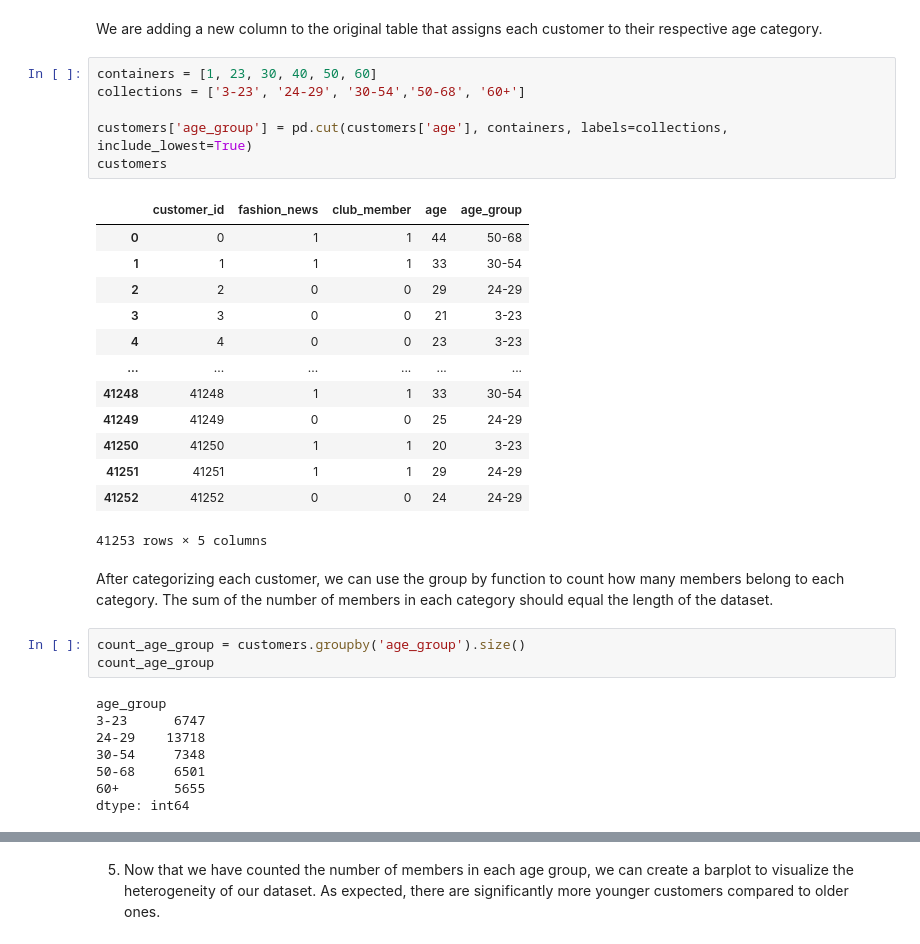
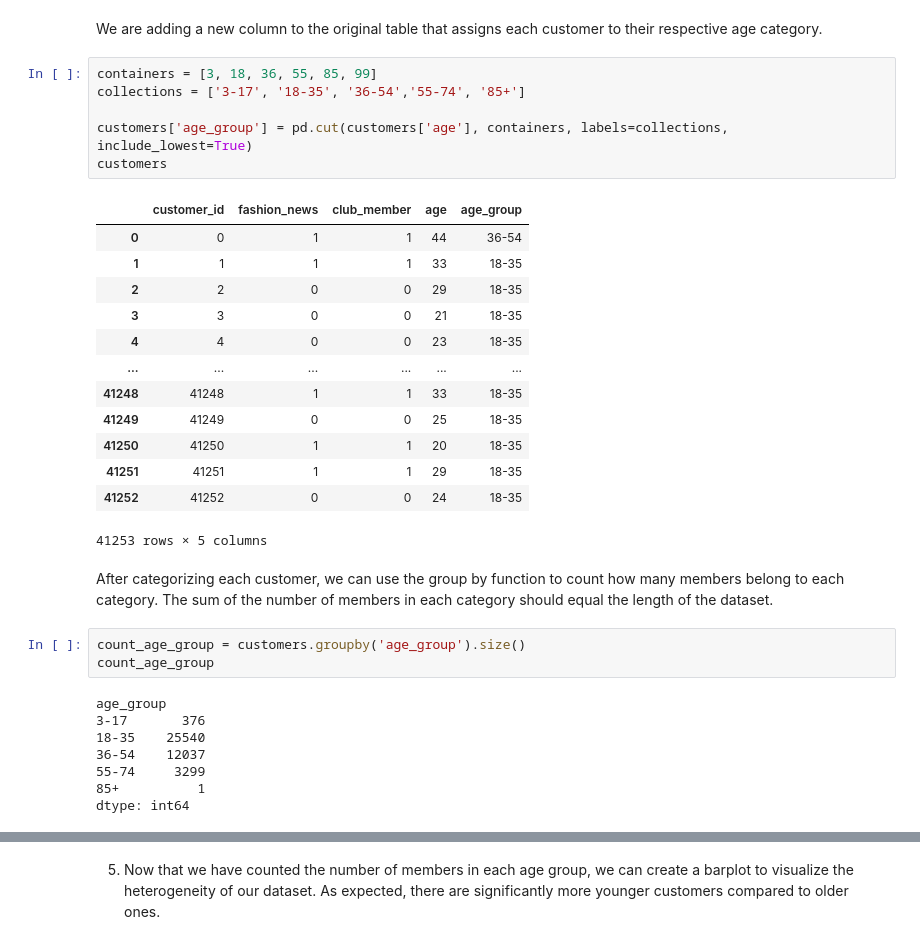
Before and after one commit to carloachi/273891, a Jupyter notebook: main.ipynb, the cells around one changed output, grey strips where cells are left out. Drawn from its saved outputs; the diff is of its cells as text.

```diff
--- a/main.ipynb
+++ b/main.ipynb
@@ -83,24 +83,24 @@ The highest age recorded is: 91
 # %% [markdown]
 We are adding a new column to the original table that assigns each customer to their respective age category.
 # %%
-containers = [1, 23, 30, 40, 50, 60]
-collections = ['3-23', '24-29', '30-54','50-68', '60+']
+containers = [3, 18, 36, 55, 85, 99]
+collections = ['3-17', '18-35', '36-54','55-74', '85+']
 
 customers['age_group'] = pd.cut(customers['age'], containers, labels=collections, include_lowest=True)
 customers
 # %% [output]
 |  | customer_id | fashion_news | club_member | age | age_group |
-| 0 | 0 | 1 | 1 | 44 | 50-68 |
-| 1 | 1 | 1 | 1 | 33 | 30-54 |
-| 2 | 2 | 0 | 0 | 29 | 24-29 |
-| 3 | 3 | 0 | 0 | 21 | 3-23 |
-| 4 | 4 | 0 | 0 | 23 | 3-23 |
+| 0 | 0 | 1 | 1 | 44 | 36-54 |
+| 1 | 1 | 1 | 1 | 33 | 18-35 |
+| 2 | 2 | 0 | 0 | 29 | 18-35 |
+| 3 | 3 | 0 | 0 | 21 | 18-35 |
+| 4 | 4 | 0 | 0 | 23 | 18-35 |
 | ... | ... | ... | ... | ... | ... |
-| 41248 | 41248 | 1 | 1 | 33 | 30-54 |
-| 41249 | 41249 | 0 | 0 | 25 | 24-29 |
-| 41250 | 41250 | 1 | 1 | 20 | 3-23 |
-| 41251 | 41251 | 1 | 1 | 29 | 24-29 |
-| 41252 | 41252 | 0 | 0 | 24 | 24-29 |
+| 41248 | 41248 | 1 | 1 | 33 | 18-35 |
+| 41249 | 41249 | 0 | 0 | 25 | 18-35 |
+| 41250 | 41250 | 1 | 1 | 20 | 18-35 |
+| 41251 | 41251 | 1 | 1 | 29 | 18-35 |
+| 41252 | 41252 | 0 | 0 | 24 | 18-35 |
 41253 rows × 5 columns
 # %% [markdown]
 After categorizing each customer, we can use the group by function to count how many members belong to each category. The sum of the number of members in each category should equal the length of the dataset.
@@ -109,9 +109,9 @@ count_age_group = customers.groupby('age_group').size()
 count_age_group
 # %% [output]
 age_group
-3-23      6747
-24-29    13718
-30-54     7348
-50-68     6501
-60+       5655
+3-17       376
+18-35    25540
+36-54    12037
+55-74     3299
+85+          1
 dtype: int64
```
Also changed, not shown: parts of 47 cells of this notebook.
